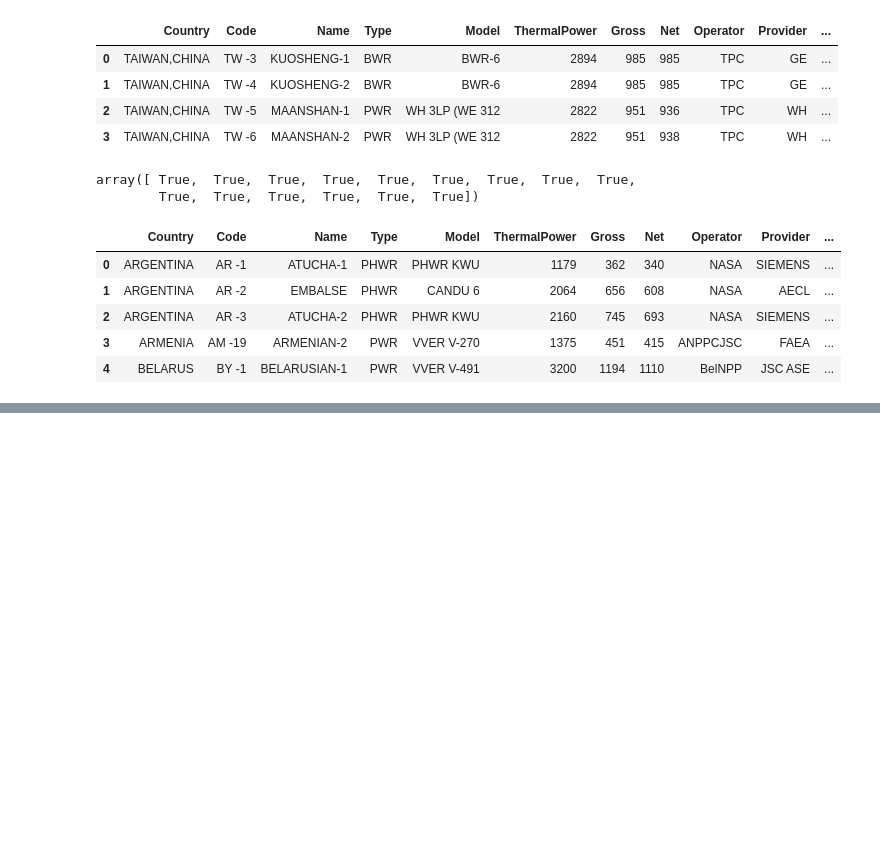
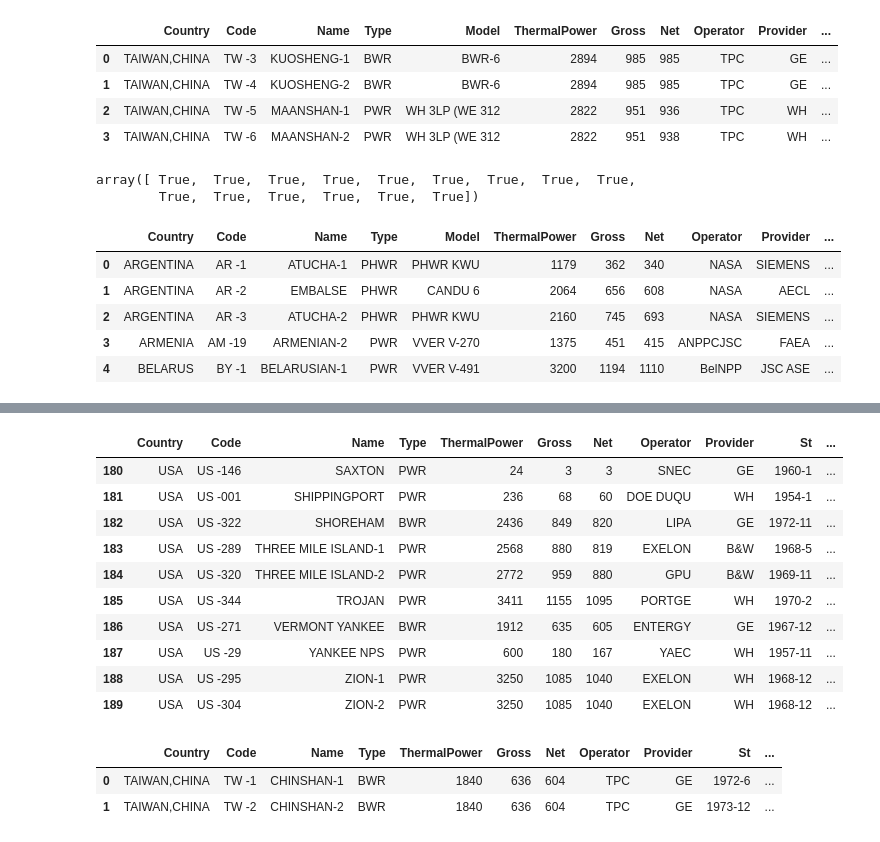
Before and after one commit to guimarais/iaea_reactors, a Jupyter notebook: 00-DatasetCleaning-Fit.ipynb, the cells around one changed output, grey strips where cells are left out. Drawn from its saved outputs; the diff is of its cells as text; code cells hidden in the pictures; blank space fills up the shorter version.

```diff
--- a/00-DatasetCleaning-Fit.ipynb
+++ b/00-DatasetCleaning-Fit.ipynb
@@ -205,0 +175,3 @@ plt.plot(xnet, netfit, color='r', zorder=-1)
+# %%
+ds = pd.read_csv("./datasets_original/2020_Table16.csv", skipfooter=9)
+ds.head()
@@ -205,0 +185,19 @@ plt.plot(xnet, netfit, color='r', zorder=-1)
+# %%
+ds.rename(columns={'IsoCode':'Country', 'Textbox8':'Code', 'Textbox22':'Name',
+                   'Textbox26':'Type', 'Textbox34':'ThermalPower', 'Textbox38':'Gross', 'Textbox42':'Net',
+                   'Textbox46':'Operator', 'Textbox57':'Provider',
+                   'Textbox63':'St', 'Textbox67':'Co', 'Textbox71':'Op', 'Textbox55':'De'}, inplace=True)
+# %%
+ds.tail(10)
+# %% [output]
+|  | Country | Code | Name | Type | ThermalPower | Gross | Net | Operator | Provider | St | ... |
+| 180 | USA | US -146 | SAXTON | PWR | 24 | 3 | 3 | SNEC | GE | 1960-1 | ... |
+| 181 | USA | US -001 | SHIPPINGPORT | PWR | 236 | 68 | 60 | DOE DUQU | WH | 1954-1 | ... |
+| 182 | USA | US -322 | SHOREHAM | BWR | 2436 | 849 | 820 | LIPA | GE | 1972-11 | ... |
+| 183 | USA | US -289 | THREE MILE ISLAND-1 | PWR | 2568 | 880 | 819 | EXELON | B&W | 1968-5 | ... |
+| 184 | USA | US -320 | THREE MILE ISLAND-2 | PWR | 2772 | 959 | 880 | GPU | B&W | 1969-11 | ... |
+| 185 | USA | US -344 | TROJAN | PWR | 3411 | 1155 | 1095 | PORTGE | WH | 1970-2 | ... |
+| 186 | USA | US -271 | VERMONT YANKEE | BWR | 1912 | 635 | 605 | ENTERGY | GE | 1967-12 | ... |
+| 187 | USA | US -29 | YANKEE NPS | PWR | 600 | 180 | 167 | YAEC | WH | 1957-11 | ... |
+| 188 | USA | US -295 | ZION-1 | PWR | 3250 | 1085 | 1040 | EXELON | WH | 1968-12 | ... |
+| 189 | USA | US -304 | ZION-2 | PWR | 3250 | 1085 | 1040 | EXELON | WH | 1968-12 | ... |
@@ -205,0 +210,6 @@ plt.plot(xnet, netfit, color='r', zorder=-1)
+# %%
+dst.head()
+# %% [output]
+|  | Country | Code | Name | Type | ThermalPower | Gross | Net | Operator | Provider | St | ... |
+| 0 | TAIWAN,CHINA | TW -1 | CHINSHAN-1 | BWR | 1840 | 636 | 604 | TPC | GE | 1972-6 | ... |
+| 1 | TAIWAN,CHINA | TW -2 | CHINSHAN-2 | BWR | 1840 | 636 | 604 | TPC | GE | 1973-12 | ... |
```
Also changed, not shown: parts of 32 cells of this notebook, 3 other files.
